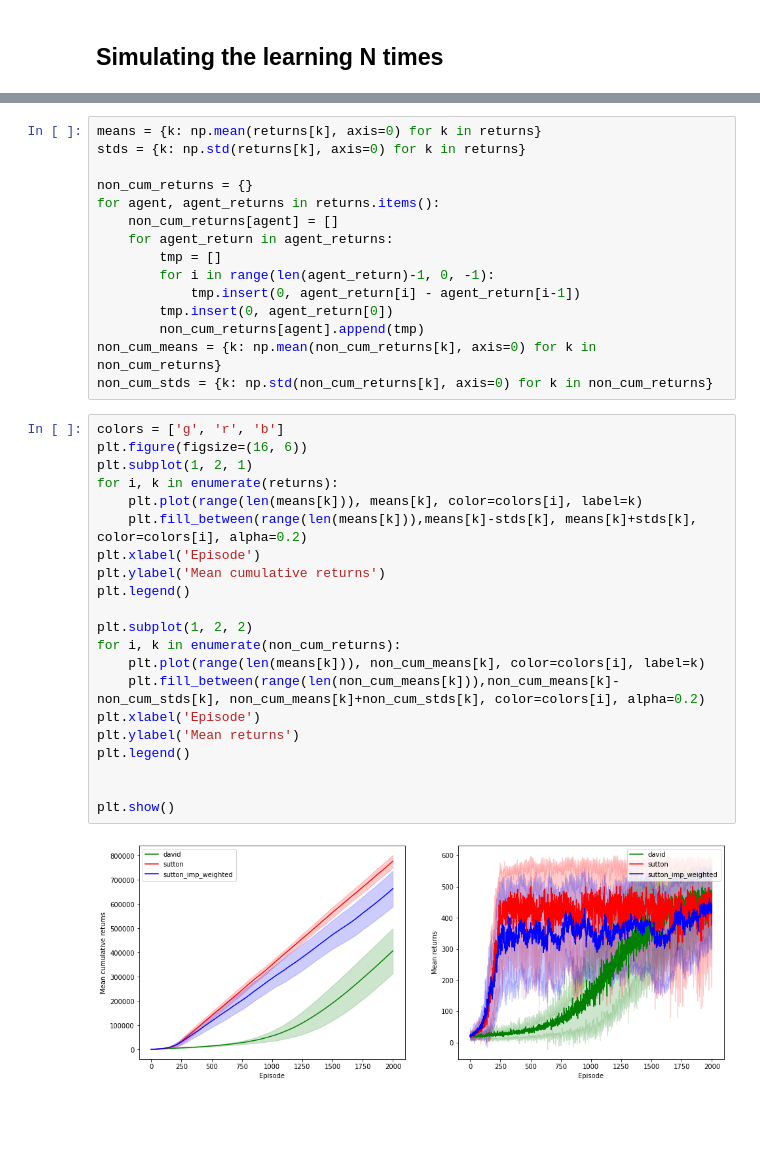
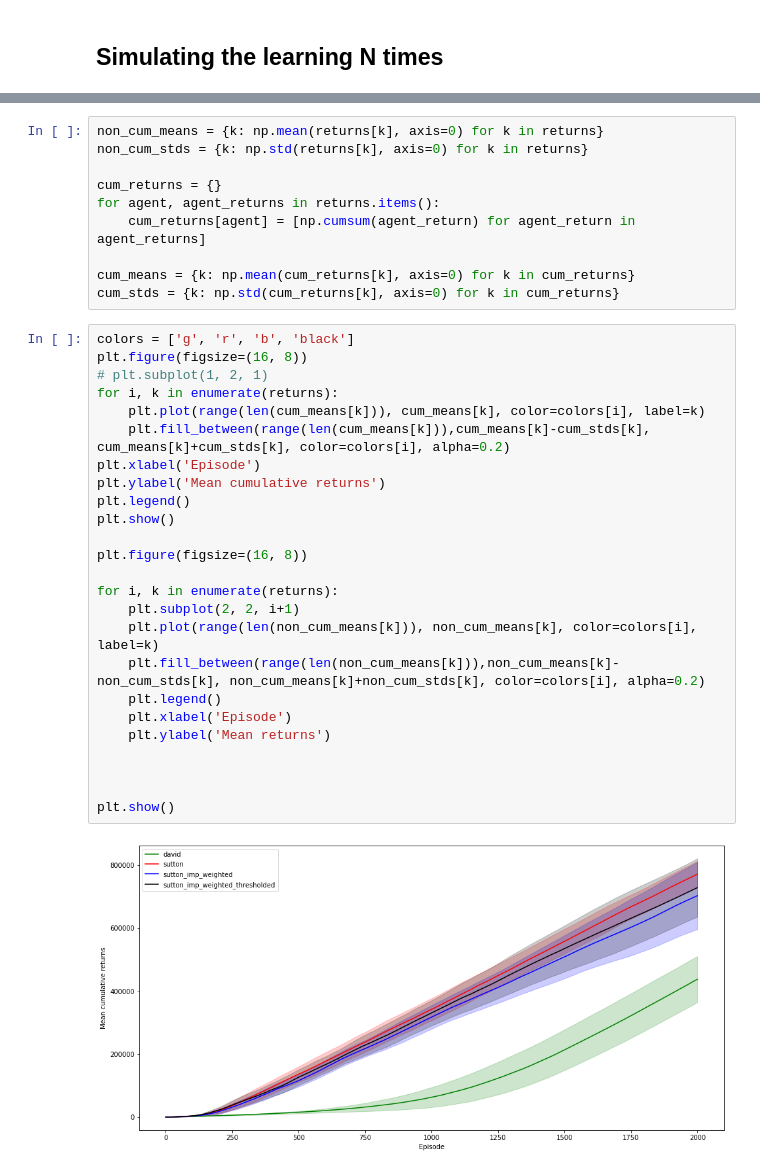
Before and after one commit to Regressionist/reinforce, a Jupyter notebook: reinforce_experiments.ipynb, the cells around one changed output, grey strips where cells are left out. Cells and saved outputs as stored; diff of their text form; blank space fills up the shorter version.

```diff
--- a/reinforce_experiments.ipynb
+++ b/reinforce_experiments.ipynb
@@ -252,38 +259,37 @@ for trial in tqdm(range(N)):
 # %%
-means = {k: np.mean(returns[k], axis=0) for k in returns}
-stds = {k: np.std(returns[k], axis=0) for k in returns}
+non_cum_means = {k: np.mean(returns[k], axis=0) for k in returns}
+non_cum_stds = {k: np.std(returns[k], axis=0) for k in returns}
 
-non_cum_returns = {}
+cum_returns = {}
 for agent, agent_returns in returns.items():
-    non_cum_returns[agent] = []
-    for agent_return in agent_returns:
-        tmp = []
-        for i in range(len(agent_return)-1, 0, -1):
-            tmp.insert(0, agent_return[i] - agent_return[i-1])
-        tmp.insert(0, agent_return[0])
-        non_cum_returns[agent].append(tmp)
-non_cum_means = {k: np.mean(non_cum_returns[k], axis=0) for k in non_cum_returns}
-non_cum_stds = {k: np.std(non_cum_returns[k], axis=0) for k in non_cum_returns}
+    cum_returns[agent] = [np.cumsum(agent_return) for agent_return in agent_returns]
+
+cum_means = {k: np.mean(cum_returns[k], axis=0) for k in cum_returns}
+cum_stds = {k: np.std(cum_returns[k], axis=0) for k in cum_returns}
 # %%
-colors = ['g', 'r', 'b']
-plt.figure(figsize=(16, 6))
-plt.subplot(1, 2, 1)
+colors = ['g', 'r', 'b', 'black']
+plt.figure(figsize=(16, 8))
+# plt.subplot(1, 2, 1)
 for i, k in enumerate(returns):
-    plt.plot(range(len(means[k])), means[k], color=colors[i], label=k)
-    plt.fill_between(range(len(means[k])),means[k]-stds[k], means[k]+stds[k], color=colors[i], alpha=0.2)
+    plt.plot(range(len(cum_means[k])), cum_means[k], color=colors[i], label=k)
+    plt.fill_between(range(len(cum_means[k])),cum_means[k]-cum_stds[k], cum_means[k]+cum_stds[k], color=colors[i], alpha=0.2)
 plt.xlabel('Episode')
 plt.ylabel('Mean cumulative returns')
 plt.legend()
+plt.show()
 
-plt.subplot(1, 2, 2)
-for i, k in enumerate(non_cum_returns):
-    plt.plot(range(len(means[k])), non_cum_means[k], color=colors[i], label=k)
+plt.figure(figsize=(16, 8))
+
+for i, k in enumerate(returns):
+    plt.subplot(2, 2, i+1)
+    plt.plot(range(len(non_cum_means[k])), non_cum_means[k], color=colors[i], label=k)
     plt.fill_between(range(len(non_cum_means[k])),non_cum_means[k]-non_cum_stds[k], non_cum_means[k]+non_cum_stds[k], color=colors[i], alpha=0.2)
-plt.xlabel('Episode')
-plt.ylabel('Mean returns')
-plt.legend()
+    plt.legend()
+    plt.xlabel('Episode')
+    plt.ylabel('Mean returns')
+
 
 
 plt.show()
 # %% [output]
-[figure, old version]
+[figure, new version]
```
Also changed, not shown: parts of 5 cells of this notebook, 1 other file.
